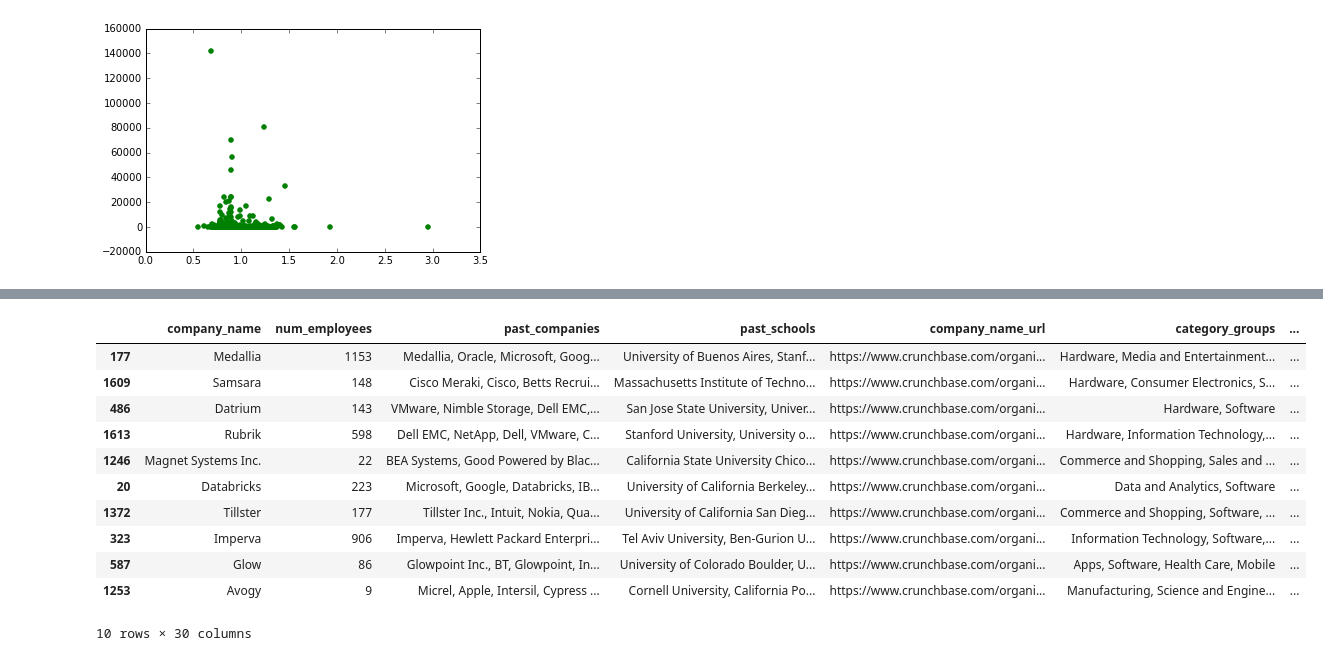
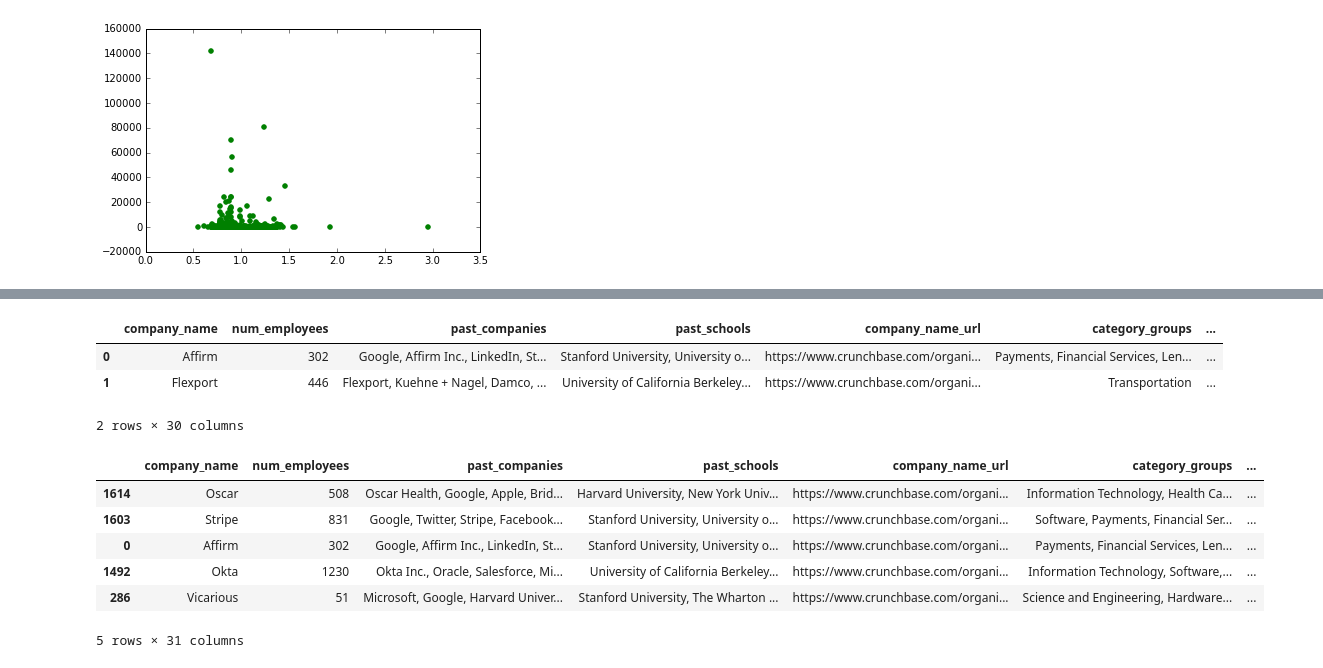
Before and after one commit to sachinkesiraju/breakinlist, a Jupyter notebook: company_analysis.ipynb, the cells around one changed output, grey strips where cells are left out. Drawn from its saved outputs; the diff is of its cells as text; code cells hidden in the pictures.

```diff
--- a/company_analysis.ipynb
+++ b/company_analysis.ipynb
@@ -1067,0 +1116,3 @@ def score_investors(startup):
+# %%
+plotdata.funding = plotdata.funding.apply(lambda x: sorted_investors(x))
+plotdata.head(2)
@@ -1068,17 +1124,36 @@ def score_investors(startup):
+# %%
+#select top 4 notable investors
+def score_investor(investor_name):
+    match = top_investors[top_investors['Organization/Person Name'] == investor_name]
+    if len(match) == 0 or pd.isnull(match.iloc[0].score): return 0.2
+    return match.iloc[0].score
+def get_top_investors(startup_funding):
+    unique_investors = list(set([k for k, v in startup_funding]))
+    return sorted(unique_investors, reverse=True, key=lambda x: score_investor(x))[:4]
+plotdata['top_investors'] = plotdata.funding.apply(lambda x: get_top_investors(x))
+plotdata.head(2)
+# %% [output]
+|  | company_name | num_employees | past_companies | past_schools | company_name_url | category_groups | ... |
+| 0 | Affirm | 302 | Google, Affirm Inc., LinkedIn, St... | Stanford University, University o... | https://www.crunchbase.com/organi... | Payments, Financial Services, Len... | ... |
+| 1 | Flexport | 446 | Flexport, Kuehne + Nagel, Damco, ... | University of California Berkeley... | https://www.crunchbase.com/organi... | Transportation | ... |
+2 rows × 30 columns
+# %%
+def score_top_investors(funding):
+    investment_score = 0
+    for investor in funding:
+        score = get_investment_score(investor)
+        if pd.isnull(score): score = 0.2
+        investment_score += score
+    return investment_score / 7
 # %%
-plotdata['investor_score'] = plotdata['funding'].apply(lambda row: score_investors(row))
+plotdata['investor_score'] = plotdata.funding.apply(lambda x: score_top_investors(x[:7]))
 # %%
-plotdata.sort_values('investor_score', ascending=False).head(10)
+plotdata.sort_values('investor_score', ascending=False).head()
 # %% [output]
 |  | company_name | num_employees | past_companies | past_schools | company_name_url | category_groups | ... |
-| 177 | Medallia | 1153 | Medallia, Oracle, Microsoft, Goog... | University of Buenos Aires, Stanf... | https://www.crunchbase.com/organi... | Hardware, Media and Entertainment... | ... |
-| 1609 | Samsara | 148 | Cisco Meraki, Cisco, Betts Recrui... | Massachusetts Institute of Techno... | https://www.crunchbase.com/organi... | Hardware, Consumer Electronics, S... | ... |
-| 486 | Datrium | 143 | VMware, Nimble Storage, Dell EMC,... | San Jose State University, Univer... | https://www.crunchbase.com/organi... | Hardware, Software | ... |
-| 1613 | Rubrik | 598 | Dell EMC, NetApp, Dell, VMware, C... | Stanford University, University o... | https://www.crunchbase.com/organi... | Hardware, Information Technology,... | ... |
-| 1246 | Magnet Systems Inc. | 22 | BEA Systems, Good Powered by Blac... | California State University Chico... | https://www.crunchbase.com/organi... | Commerce and Shopping, Sales and ... | ... |
-| 20 | Databricks | 223 | Microsoft, Google, Databricks, IB... | University of California Berkeley... | https://www.crunchbase.com/organi... | Data and Analytics, Software | ... |
-| 1372 | Tillster | 177 | Tillster Inc., Intuit, Nokia, Qua... | University of California San Dieg... | https://www.crunchbase.com/organi... | Commerce and Shopping, Software, ... | ... |
-| 323 | Imperva | 906 | Imperva, Hewlett Packard Enterpri... | Tel Aviv University, Ben-Gurion U... | https://www.crunchbase.com/organi... | Information Technology, Software,... | ... |
-| 587 | Glow | 86 | Glowpoint Inc., BT, Glowpoint, In... | University of Colorado Boulder, U... | https://www.crunchbase.com/organi... | Apps, Software, Health Care, Mobile | ... |
-| 1253 | Avogy | 9 | Micrel, Apple, Intersil, Cypress ... | Cornell University, California Po... | https://www.crunchbase.com/organi... | Manufacturing, Science and Engine... | ... |
+| 1614 | Oscar | 508 | Oscar Health, Google, Apple, Brid... | Harvard University, New York Univ... | https://www.crunchbase.com/organi... | Information Technology, Health Ca... | ... |
+| 1603 | Stripe | 831 | Google, Twitter, Stripe, Facebook... | Stanford University, University o... | https://www.crunchbase.com/organi... | Software, Payments, Financial Ser... | ... |
+| 0 | Affirm | 302 | Google, Affirm Inc., LinkedIn, St... | Stanford University, University o... | https://www.crunchbase.com/organi... | Payments, Financial Services, Len... | ... |
+| 1492 | Okta | 1230 | Okta Inc., Oracle, Salesforce, Mi... | University of California Berkeley... | https://www.crunchbase.com/organi... | Information Technology, Software,... | ... |
+| 286 | Vicarious | 51 | Microsoft, Google, Harvard Univer... | Stanford University, The Wharton ... | https://www.crunchbase.com/organi... | Science and Engineering, Hardware... | ... |
-10 rows × 30 columns
+5 rows × 31 columns
```
Also changed, not shown: parts of 82 cells of this notebook, 4 other files.
